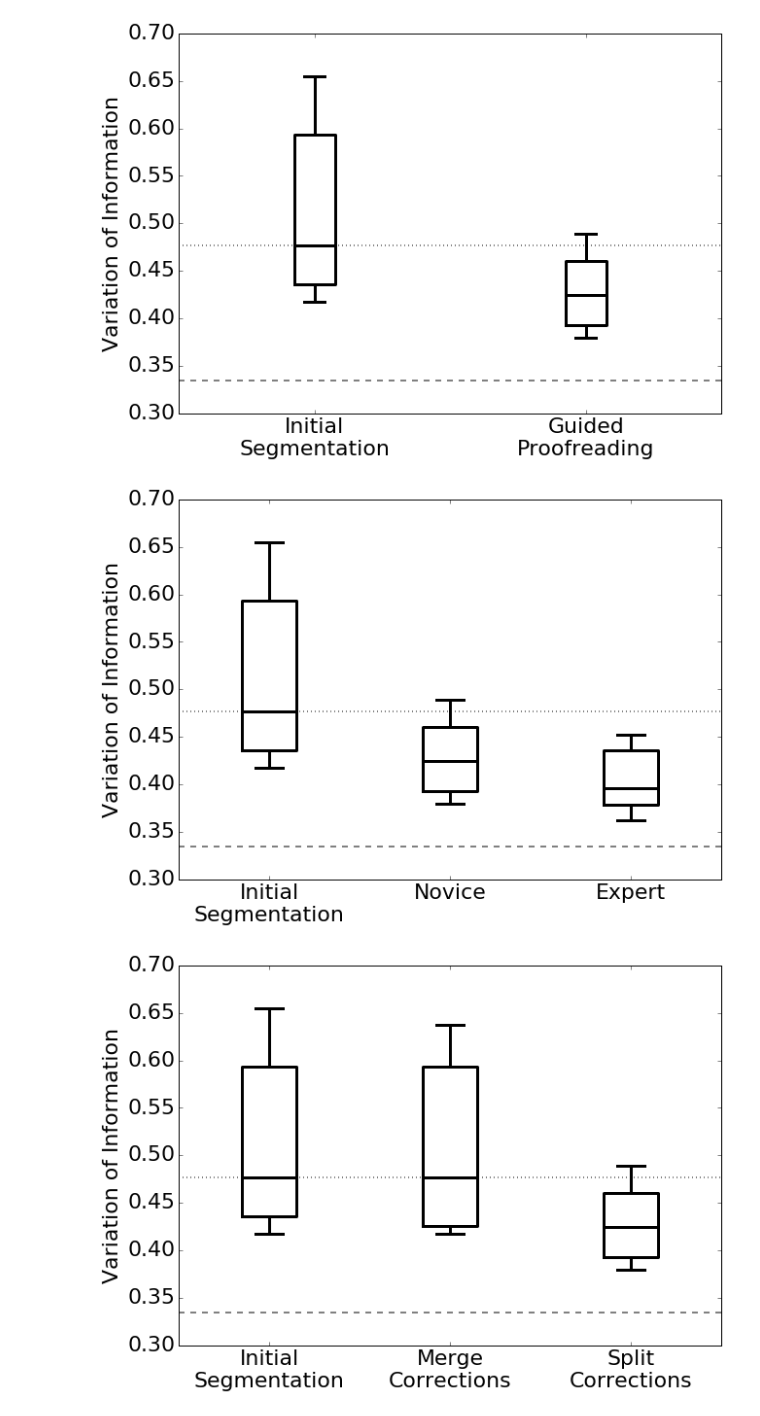
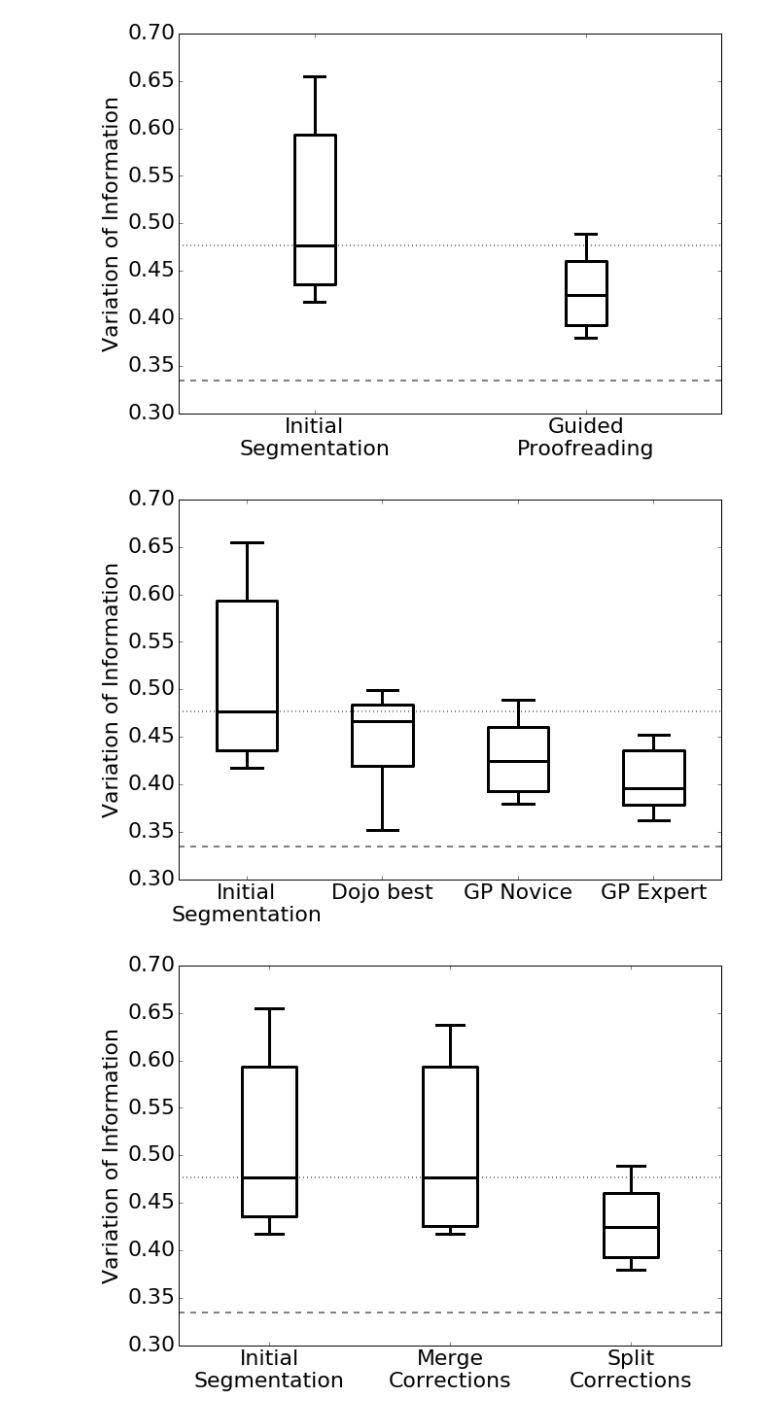
Before and after one commit to VCG/gp, a Jupyter notebook: ipy_test/LOAD_USER.ipynb, the cells around one changed output. Saved outputs shown, nothing was run; the diff lists cells and outputs as text; code cells hidden in the pictures.

```diff
--- a/ipy_test/LOAD_USER.ipynb
+++ b/ipy_test/LOAD_USER.ipynb
@@ -131,7 +130,7 @@ Avg. corrections 101.0
 Avg. accepted 101.0
 [figure]
 # %%
-def boxplot(objects, data, clampY=True):
+def boxplot(objects, data, clampY=True, filename=None):
 #     plt.subplots()
 
     y_pos = range(1,len(objects)+1)
@@ -159,5 +158,28 @@ def boxplot(objects, data, clampY=True):
 
     plt.rc('font', **font)
     plt.xticks(y_pos, objects)
+    if filename:
+        plt.savefig(filename)
     plt.show()
+# %%
+    dojo_best_user = [0.3764043166,
+                      0.3516472472,
+                      0.4079547444,
+                      0.4530306854,
+                      0.489459557,
+                      0.4783714198,
+                      0.4691797846,
+                      0.4852945057,
+                      0.4989719721,
+                      0.4631116968]
+    dojo_avg_user = [0.4731860794,
+                     0.4412143846,
+                     0.4645102603,
+                     0.4790327986,
+                     0.5483534853,
+                     0.5209529753,
+                     0.5614397773,
+                     0.5669964498,
+                     0.6037881064,
+                     0.5986637472]
 # %%
@@ -179,11 +201,11 @@ boxplot(objects, data)
 # %% [output]
 [figure]
 # %%
-objects = ['Initial\nSegmentation', 'Novice', 'Expert']
-data = [init_vi_per_slice, gp_vi_per_slice, expert_gp_vi_per_slice]
-boxplot(objects, data)
+objects = ['Initial\nSegmentation', 'Dojo best', 'GP Novice', 'GP Expert']
+data = [init_vi_per_slice, dojo_best_user, gp_vi_per_slice, expert_gp_vi_per_slice]
+boxplot(objects, data, filename='/home/d/PAPERGFX/gp_novice_expert_box.pdf')
 # %% [output]
-[figure, old version]
+[figure, new version]
 # %%
 averages_gp_merge_vis = [0]*10#len(gp_merge_vis)
 for u in range(len(gp_merge_vis)):
```
Also changed, not shown: parts of 19 cells of this notebook, 6 other files.
